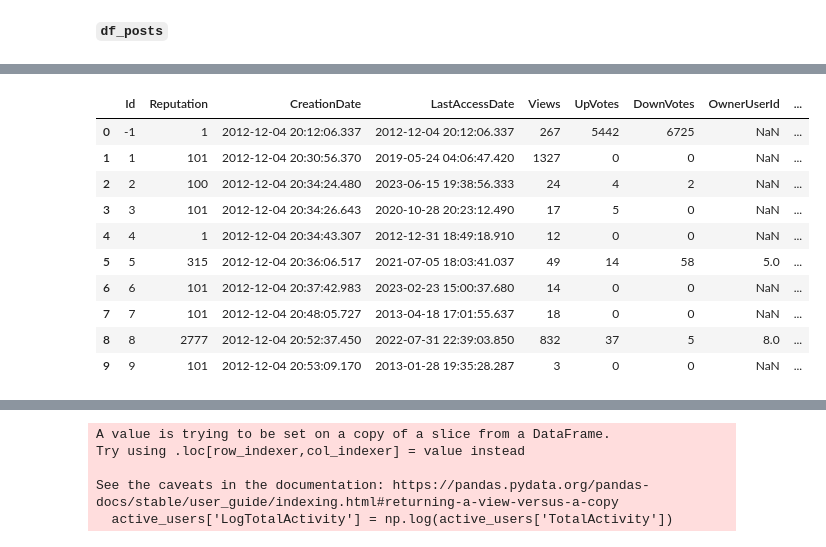
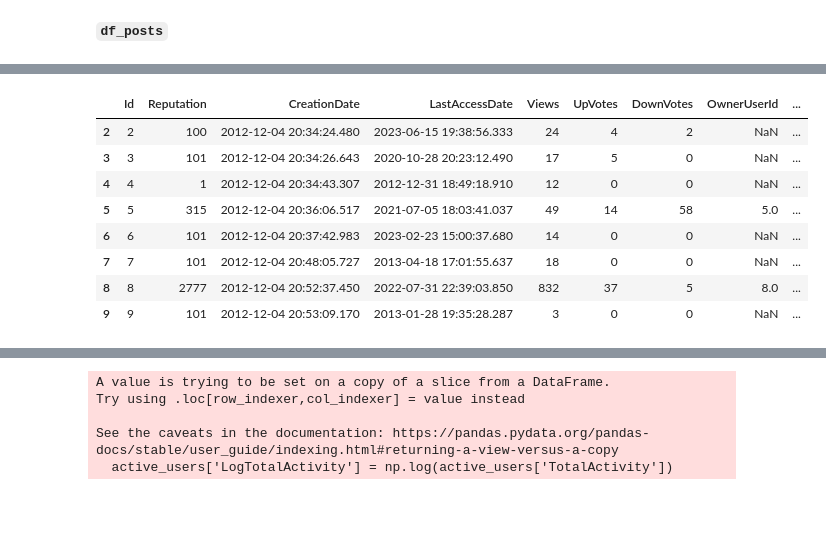
Before and after one commit to pierrehogenhaug/stackexchange_politics, a Jupyter notebook: stackexchange_data.ipynb, the cells around one changed output, grey strips where cells are left out. Saved outputs shown, nothing was run; the diff lists cells and outputs as text; code cells hidden in the pictures; blank space fills up the shorter version.

```diff
--- a/stackexchange_data.ipynb
+++ b/stackexchange_data.ipynb
@@ -548,11 +514,9 @@ df_users.head()
 # Merge post counts with user data
 user_data = pd.merge(df_users, user_posts_count, left_on='Id', right_on='OwnerUserId', how='left')
 # %%
-user_data.head(10)
+user_data[2:10]
 # %% [output]
 |  | Id | Reputation | CreationDate | LastAccessDate | Views | UpVotes | DownVotes | OwnerUserId | ... |
-| 0 | -1 | 1 | 2012-12-04 20:12:06.337 | 2012-12-04 20:12:06.337 | 267 | 5442 | 6725 | NaN | ... |
-| 1 | 1 | 101 | 2012-12-04 20:30:56.370 | 2019-05-24 04:06:47.420 | 1327 | 0 | 0 | NaN | ... |
 | 2 | 2 | 100 | 2012-12-04 20:34:24.480 | 2023-06-15 19:38:56.333 | 24 | 4 | 2 | NaN | ... |
 | 3 | 3 | 101 | 2012-12-04 20:34:26.643 | 2020-10-28 20:23:12.490 | 17 | 5 | 0 | NaN | ... |
 | 4 | 4 | 1 | 2012-12-04 20:34:43.307 | 2012-12-31 18:49:18.910 | 12 | 0 | 0 | NaN | ... |
```
Also changed, not shown: parts of 14 cells of this notebook.
